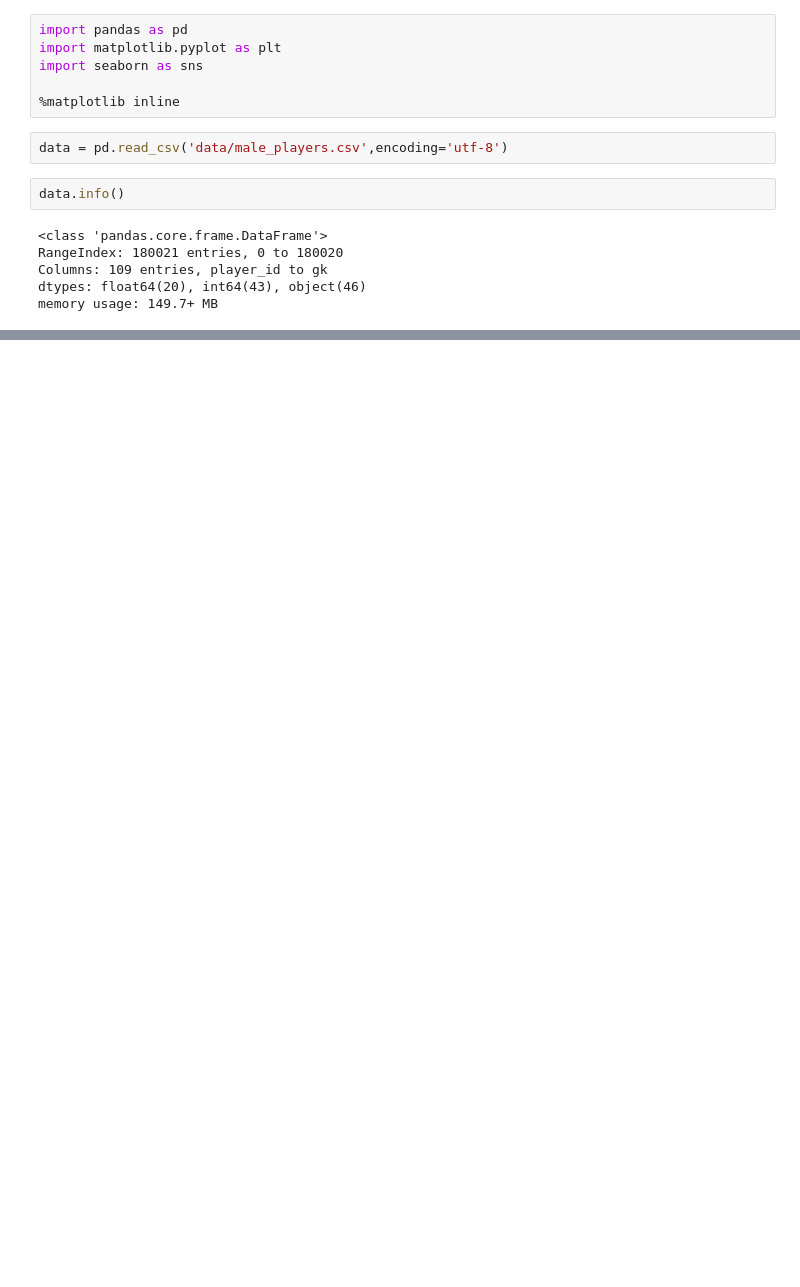
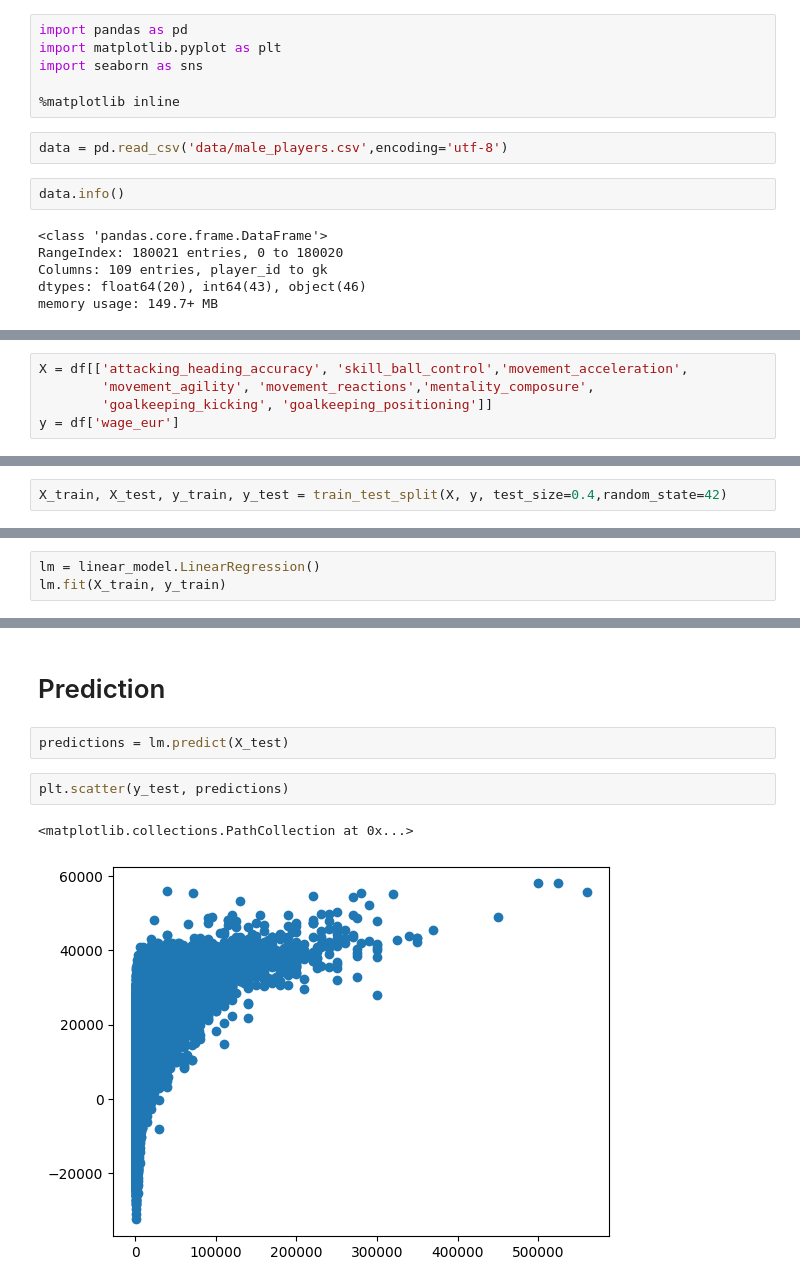
Before and after one commit to emdad-i/Fifa-2024-Linear-Regression-API, a Jupyter notebook: Model_Explore.ipynb, the cells around one changed output, grey strips where cells are left out. Drawn from its saved outputs; the diff is of its cells as text; blank space fills up the shorter version.

Commit message:
Model build and predict

```diff
--- a/Model_Explore.ipynb
+++ b/Model_Explore.ipynb
@@ -54,0 +71,5 @@ sns.displot(data['wage_eur'])
+# %%
+X = df[['attacking_heading_accuracy', 'skill_ball_control','movement_acceleration',
+        'movement_agility', 'movement_reactions','mentality_composure',
+        'goalkeeping_kicking', 'goalkeeping_positioning']]
+y = df['wage_eur']
@@ -54,0 +78,2 @@ sns.displot(data['wage_eur'])
+# %%
+X_train, X_test, y_train, y_test = train_test_split(X, y, test_size=0.4,random_state=42)
@@ -54,0 +82,3 @@ sns.displot(data['wage_eur'])
+# %%
+lm = linear_model.LinearRegression()
+lm.fit(X_train, y_train)
@@ -54,0 +115,9 @@ sns.displot(data['wage_eur'])
+# %% [markdown]
+# Prediction
+# %%
+predictions = lm.predict(X_test)
+# %%
+plt.scatter(y_test, predictions)
+# %% [output]
+<matplotlib.collections.PathCollection at 0x...>
+[figure, added]
```
Also changed, not shown: parts of 15 cells of this notebook.
